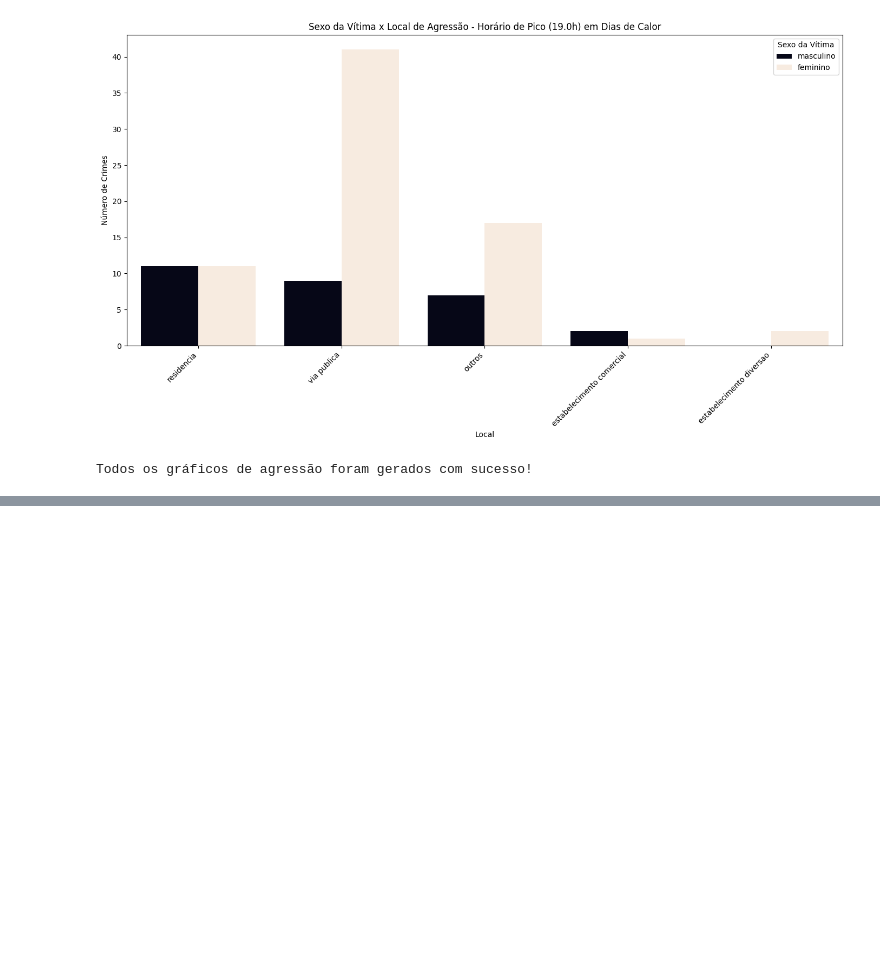
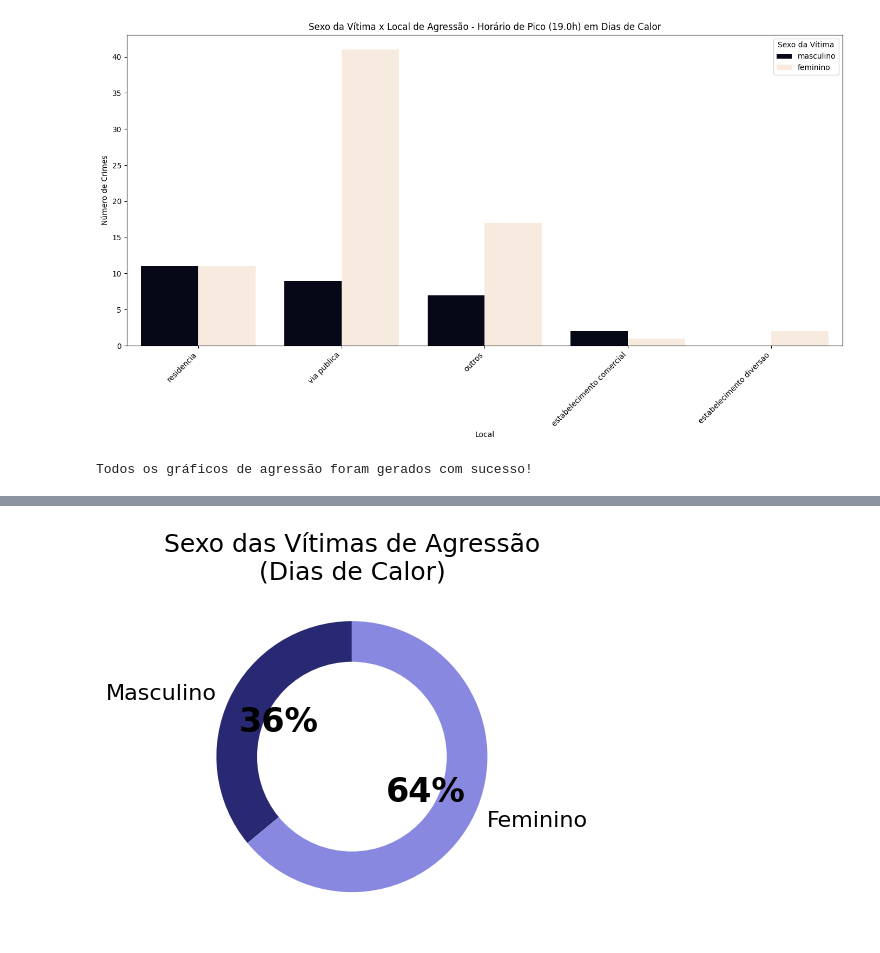
Before and after one commit to eduardosichelero/dados-criminalidade-meteorologia, a Jupyter notebook: main.ipynb, the cells around one changed output, grey strips where cells are left out. Saved outputs shown, nothing was run; the diff lists cells and outputs as text; code cells hidden in the pictures; blank space fills up the shorter version.

```diff
--- a/main.ipynb
+++ b/main.ipynb
@@ -688,0 +725,19 @@ Todos os gráficos de agressão foram gerados com sucesso!
+# %%
+import matplotlib.pyplot as plt
+
+percent = [masculino_perc, feminino_perc]
+labels = ['Masculino', 'Feminino']
+colors = ['#292973', '#8888e1']
+
+fig, ax = plt.subplots(figsize=(5,5))
+wedges, texts, autotexts = ax.pie(percent, labels=labels, colors=colors, startangle=90,
+                                  wedgeprops=dict(width=0.35), autopct='%1.0f%%', textprops={'fontsize':16})
+
+plt.setp(autotexts, size=24, weight="bold")
+centre_circle = plt.Circle((0,0),0.70,fc='white')
+fig.gca().add_artist(centre_circle)
+ax.set_title('Sexo das Vítimas de Agressão\n(Dias de Calor)', fontsize=18)
+plt.tight_layout()
+plt.show()
+# %% [output]
+[figure, added]
```
Also changed, not shown: parts of 6 cells of this notebook, 2 other files.
